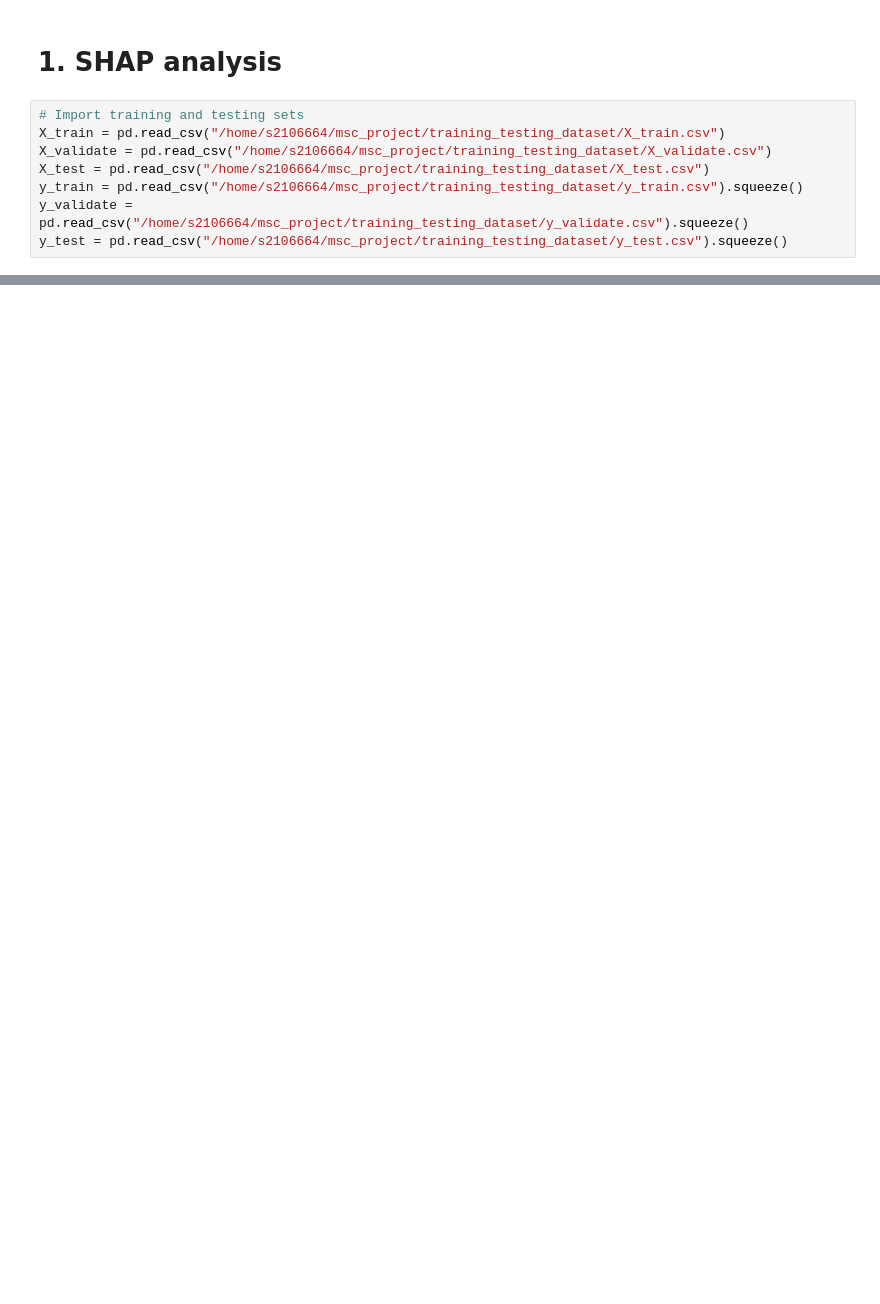
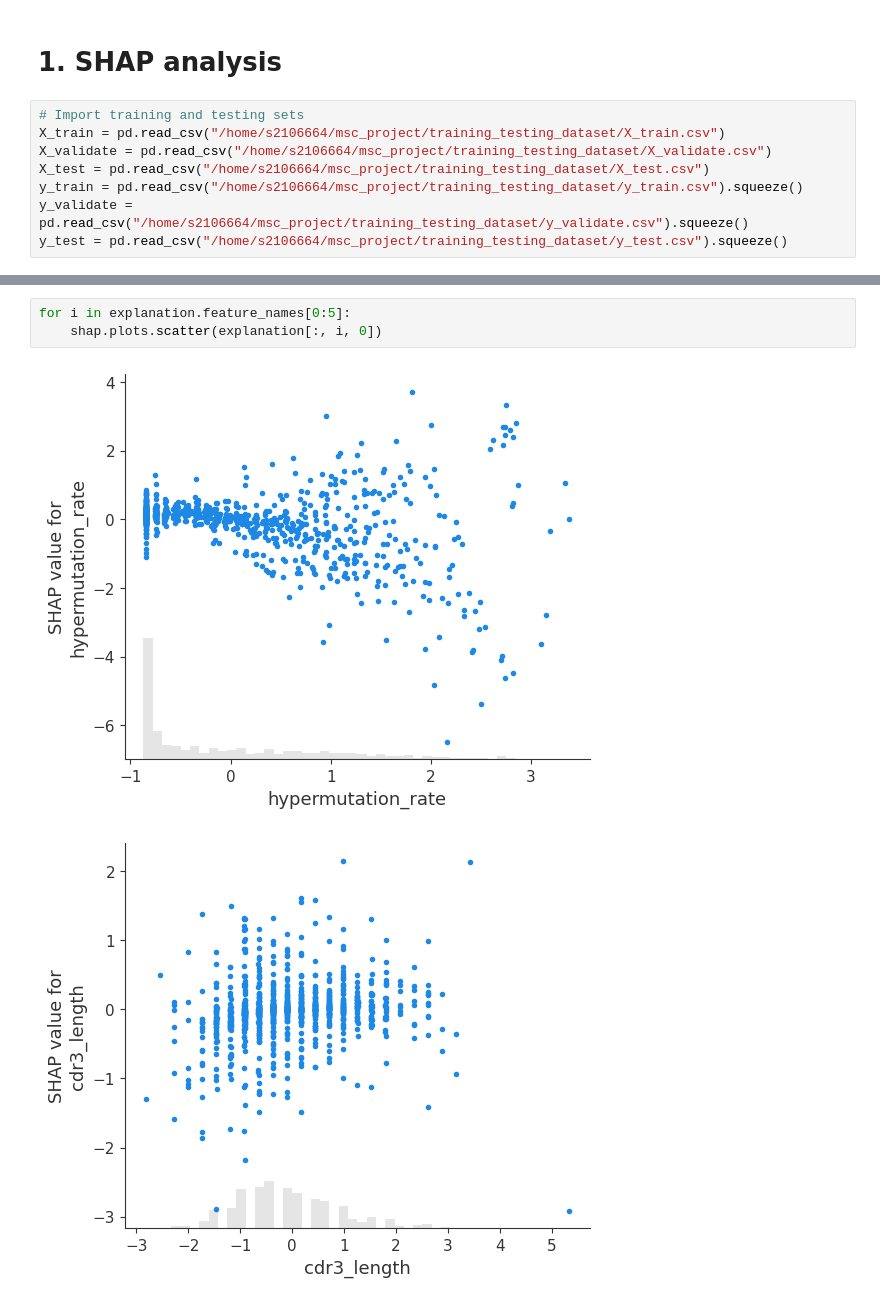
Before and after one commit to lewisl23/BCR-classification-model, a Jupyter notebook: SHAP_analysis/shap_analysis.ipynb, the cells around one changed output, grey strips where cells are left out. Cells and saved outputs as stored; diff of their text form; blank space fills up the shorter version.

```diff
--- a/SHAP_analysis/shap_analysis.ipynb
+++ b/SHAP_analysis/shap_analysis.ipynb
@@ -149,0 +180,6 @@ shap.force_plot(explainer.expected_value[0], shap_values, test_samples_np, featu
+# %%
+for i in explanation.feature_names[0:5]:
+    shap.plots.scatter(explanation[:, i, 0])
+# %% [output]
+[figure, added]
+[figure, added]
```
Also changed, not shown: parts of 23 cells of this notebook.
